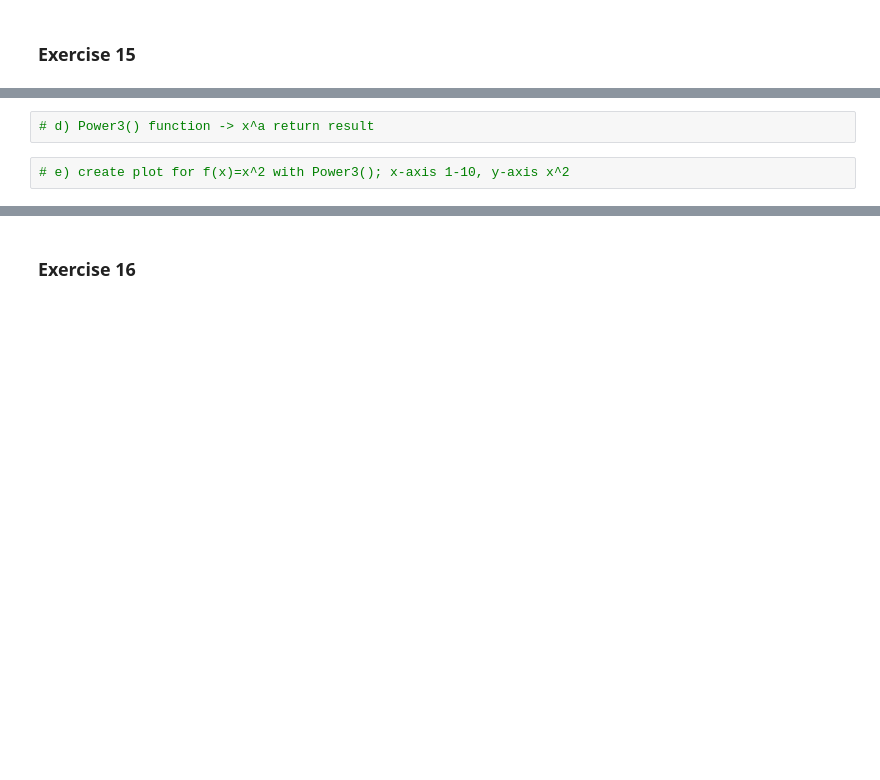
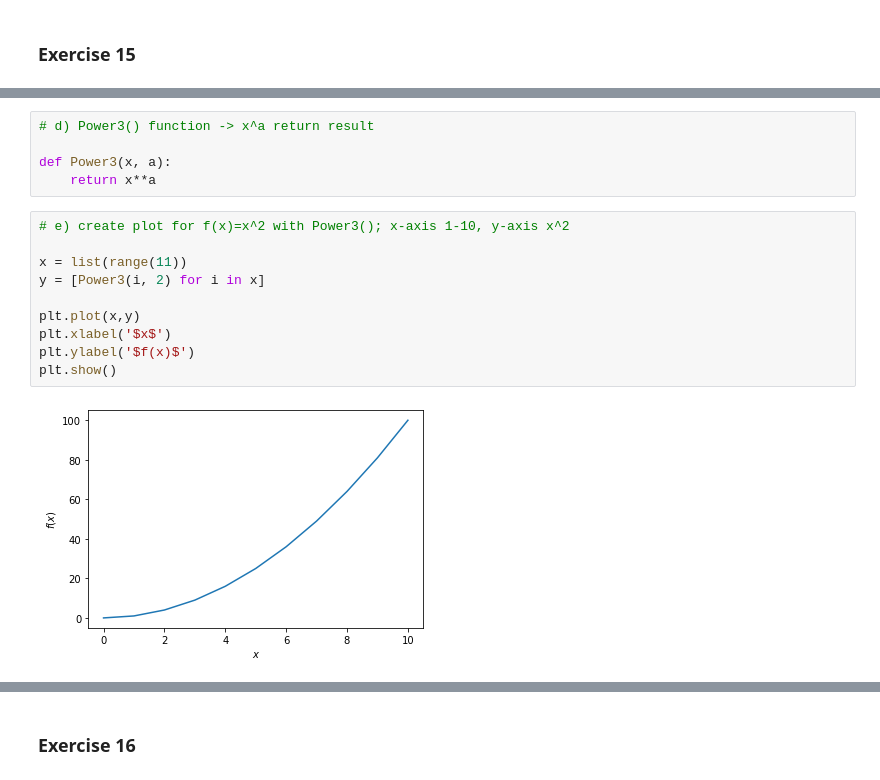
Before and after one commit to SvenNekula/StatisticalLearning, a Jupyter notebook: Chapter 4/Chapter4.ipynb, the cells around one changed output, grey strips where cells are left out. Cells and saved outputs as stored; diff of their text form; blank space fills up the shorter version.

```diff
--- a/Chapter 4/Chapter4.ipynb
+++ b/Chapter 4/Chapter4.ipynb
@@ -85,6 +107,19 @@ auto.head()
 # %%
 # d) Power3() function -> x^a return result
+
+def Power3(x, a):
+    return x**a
 # %%
 # e) create plot for f(x)=x^2 with Power3(); x-axis 1-10, y-axis x^2
+
+x = list(range(11))
+y = [Power3(i, 2) for i in x]
+
+plt.plot(x,y)
+plt.xlabel('$x$')
+plt.ylabel('$f(x)$')
+plt.show()
+# %% [output]
+[figure, added]
 # %%
 # f) PlotPower() function -> create plot of x agains x^a for a fixed a and range of values of x
```
Also changed, not shown: parts of 4 cells of this notebook.
